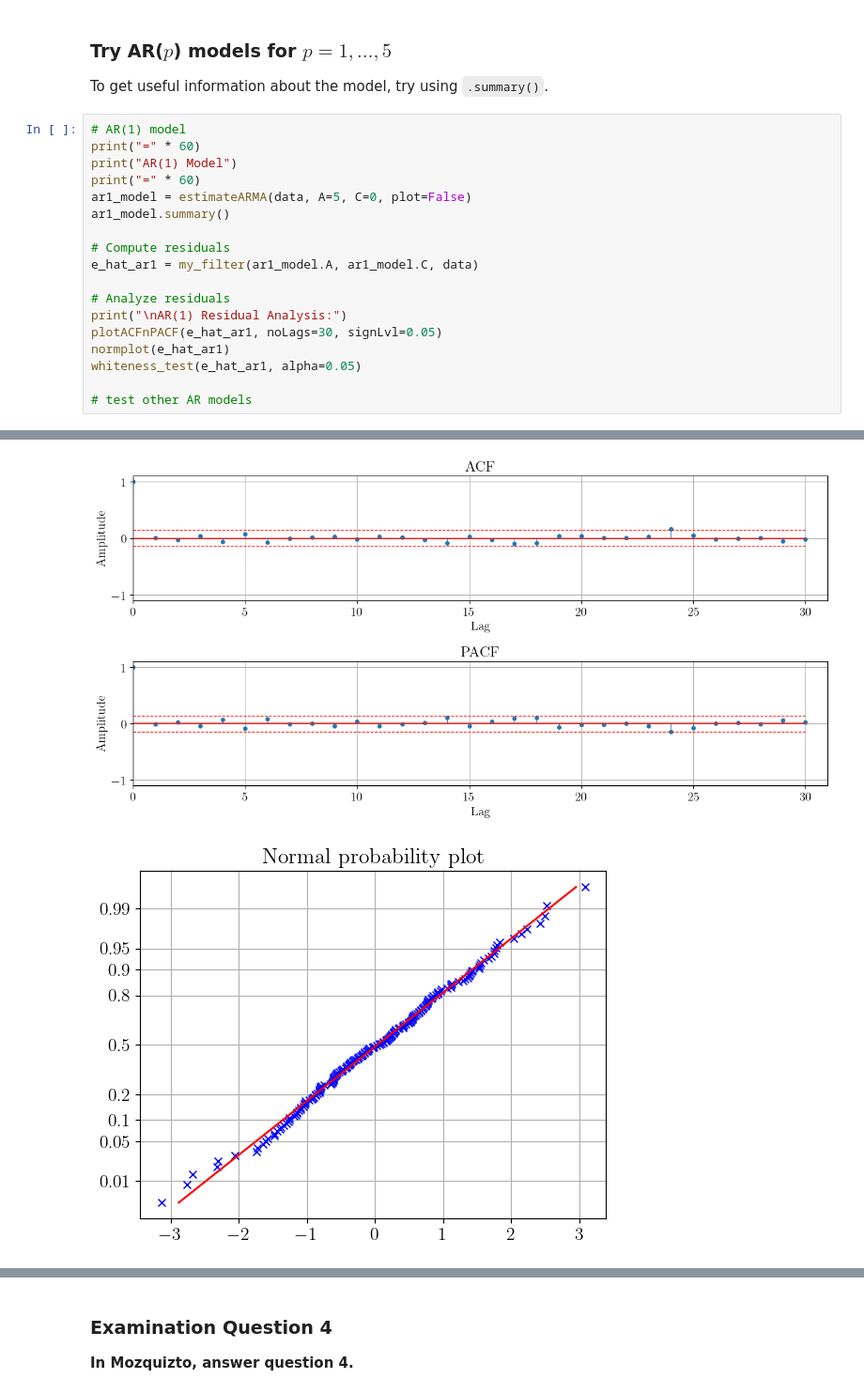
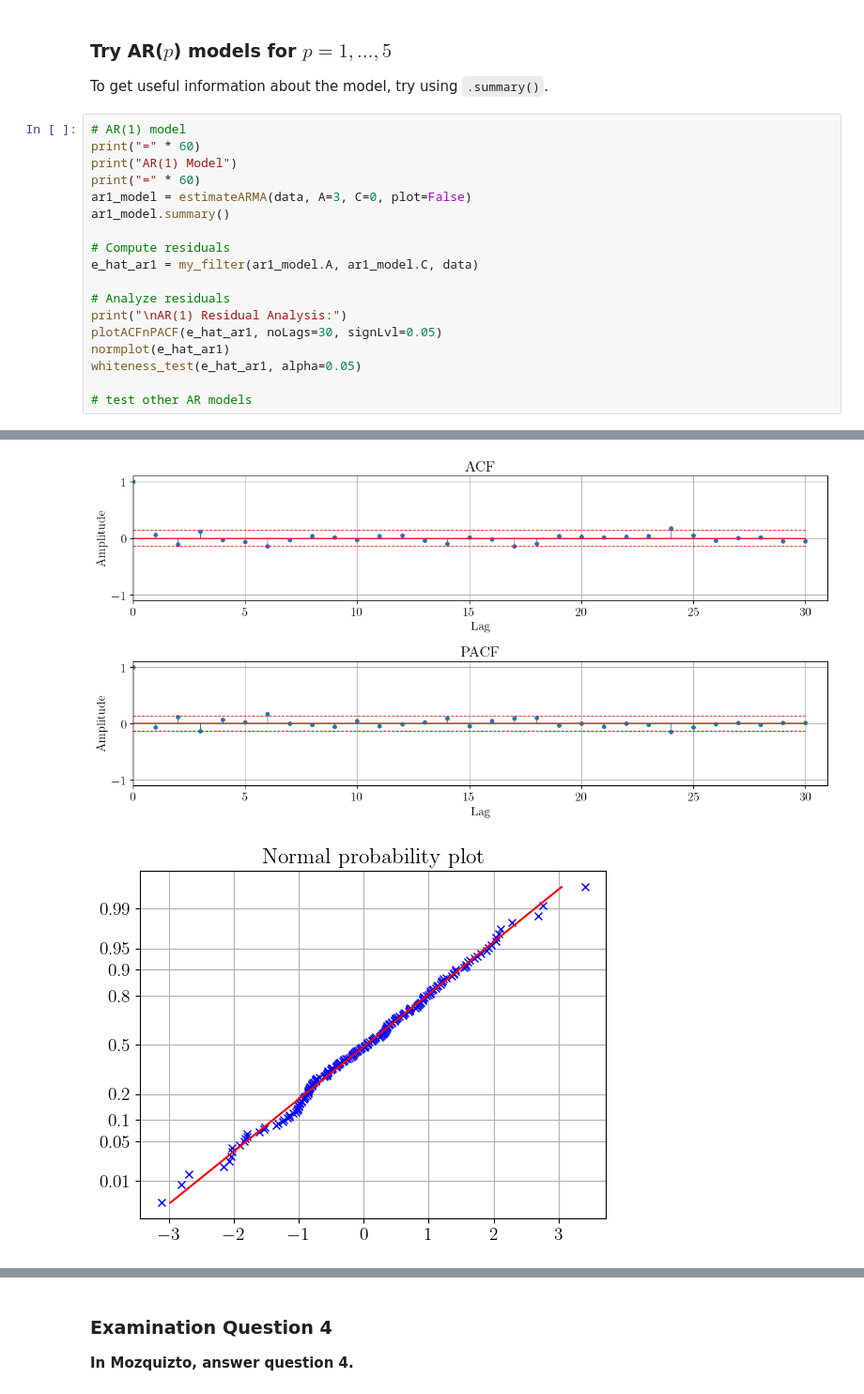
Before and after one commit to asifakhan09/MASM17-Time-series-analysis, a Jupyter notebook: Lab 1/lab1_johan.ipynb, the cells around one changed output, grey strips where cells are left out. Shown at 94% size. Drawn from its saved outputs; the diff is of its cells as text.

```diff
--- a/Lab 1/lab1_johan.ipynb
+++ b/Lab 1/lab1_johan.ipynb
@@ -372,7 +372,7 @@ To get useful information about the model, try using `.summary()`.
 print("=" * 60)
 print("AR(1) Model")
 print("=" * 60)
-ar1_model = estimateARMA(data, A=5, C=0, plot=False)
+ar1_model = estimateARMA(data, A=3, C=0, plot=False)
 ar1_model.summary()
 
 # Compute residuals
@@ -401,6 +401,6 @@ AIC : 591.534   BIC : 607.899
 
 
 AR(1) Residual Analysis:
-[figure, old version]
+[figure, new version]
-[figure, old version]
+[figure, new version]
 Whiteness test with 5.0% significance
```
Also changed, not shown: parts of 10 cells of this notebook.
